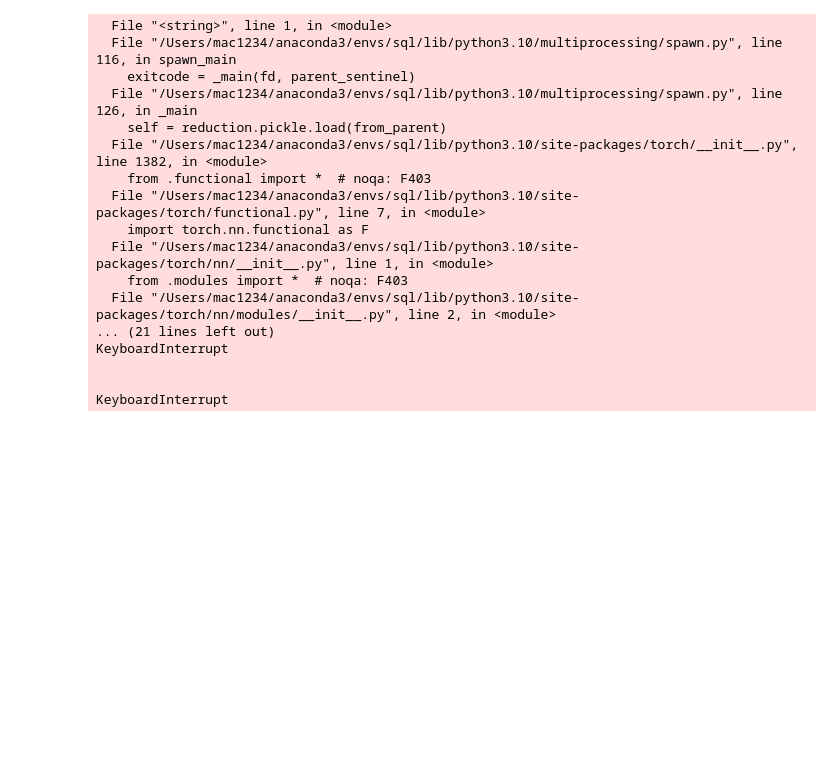
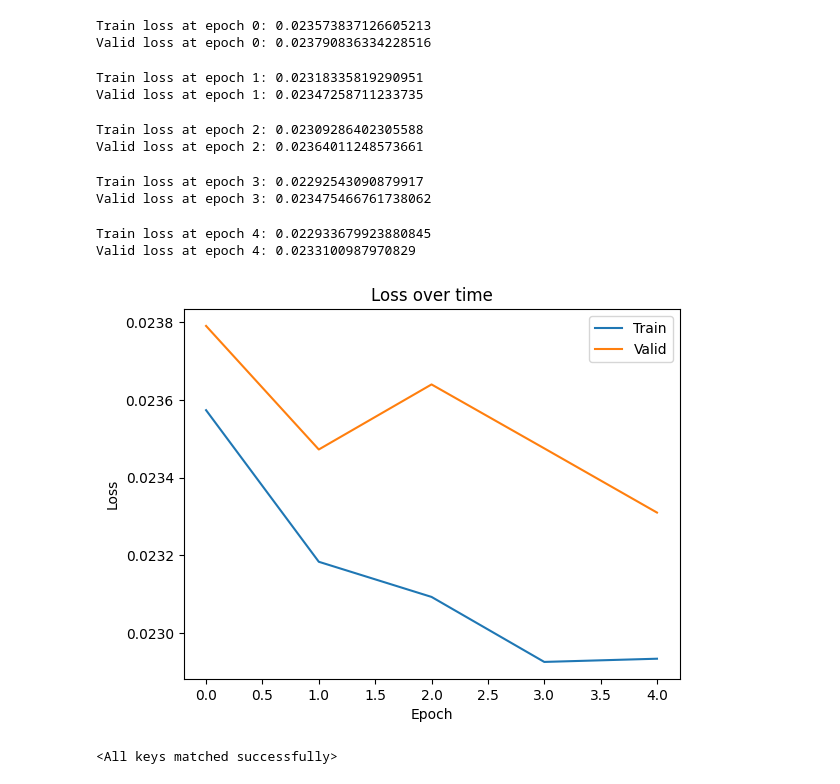
Before and after one commit to mcxiaoxiao/T-MPC, a Jupyter notebook: fydyc.ipynb, the cells around one changed output. Drawn from its saved outputs; the diff is of its cells as text; code cells hidden in the pictures; blank space fills up the shorter version.

```diff
--- a/fydyc.ipynb
+++ b/fydyc.ipynb
@@ -36,13 +34,13 @@ from tqdm import tqdm
 import matplotlib.pyplot as plt
 
 model = MLP(hidden_size=16)
-# model.load_state_dict(torch.load('fydyc/model2.pth'))
+model.load_state_dict(torch.load('fydyc/model20.pth'))
 criterion = nn.MSELoss()
 optimizer = torch.optim.Adam(model.parameters())
 
 train_losses = []  # 保存每个周期的训练损失
 valid_losses = []  # 保存每个周期的验证损失
-for epoch in tqdm(range(10)):
+for epoch in tqdm(range(5)):
     # 训练阶段
     epoch_train_losses = []  # 保存每个批次的训练损失
     for data in train_dataloader:
@@ -63,54 +61,50 @@ for epoch in tqdm(range(10)):
     train_losses.append(epoch_train_loss)  # 保存每个周期的训练损失
 
     # 验证阶段
     epoch_valid_losses = []  # 保存每个批次的验证损失
     with torch.no_grad():  # 不需要计算梯度
         for data in valid_dataloader:
             inputs, labels = data
             inputs = inputs.view(-1, 1)
             labels = labels.view(-1, 1)
             output = model(inputs)
 
             loss = criterion(output, labels)
             epoch_valid_losses.append(loss.item())  # 保存每个批次的验证损失
 
     epoch_valid_loss = sum(epoch_valid_losses) / len(epoch_valid_losses)  # 计算每个周期的平均验证损失
     valid_losses.append(epoch_valid_loss)  # 保存每个周期的验证损失
 
 
     print(f"Train loss at epoch {epoch}: {epoch_train_loss}")
     print(f"Valid loss at epoch {epoch}: {epoch_valid_loss}")
 
 # 绘制训练损失和验证损失
 plt.plot(train_losses, label='Train')
 plt.plot(valid_losses, label='Valid')
 plt.xlabel('Epoch')
 plt.ylabel('Loss')
 plt.title('Loss over time')
 plt.legend()
 plt.show()
 # %% [output]
-  File "<string>", line 1, in <module>
-  File "/Users/mac1234/anaconda3/envs/sql/lib/python3.10/multiprocessing/spawn.py", line 116, in spawn_main
-    exitcode = _main(fd, parent_sentinel)
-  File "/Users/mac1234/anaconda3/envs/sql/lib/python3.10/multiprocessing/spawn.py", line 126, in _main
-    self = reduction.pickle.load(from_parent)
-  File "/Users/mac1234/anaconda3/envs/sql/lib/python3.10/site-packages/torch/__init__.py", line 1382, in <module>
-    from .functional import *  # noqa: F403
-  File "/Users/mac1234/anaconda3/envs/sql/lib/python3.10/site-packages/torch/functional.py", line 7, in <module>
-    import torch.nn.functional as F
-  File "/Users/mac1234/anaconda3/envs/sql/lib/python3.10/site-packages/torch/nn/__init__.py", line 1, in <module>
-    from .modules import *  # noqa: F403
-  File "/Users/mac1234/anaconda3/envs/sql/lib/python3.10/site-packages/torch/nn/modules/__init__.py", line 2, in <module>
-... (21 lines left out)
-KeyboardInterrupt
-
-
-KeyboardInterrupt
+Train loss at epoch 0: 0.023573837126605213
+Valid loss at epoch 0: 0.023790836334228516
+Train loss at epoch 1: 0.02318335819290951
+Valid loss at epoch 1: 0.02347258711233735
+Train loss at epoch 2: 0.02309286402305588
+Valid loss at epoch 2: 0.02364011248573661
+Train loss at epoch 3: 0.02292543090879917
+Valid loss at epoch 3: 0.023475466761738062
+Train loss at epoch 4: 0.022933679923880845
+Valid loss at epoch 4: 0.0233100987970829
+[figure, added]
 # %%
-torch.save(model.state_dict(), 'fydyc/model3.pth')
-modeltest = MLP(hidden_size=20)
-modeltest.load_state_dict(torch.load('fydyc/model3.pth'))
+torch.save(model.state_dict(), 'fydyc/model20.pth')
+modeltest = MLP(hidden_size=16)
+modeltest.load_state_dict(torch.load('fydyc/model20.pth'))
+# %% [output]
+<All keys matched successfully>
 # %%
 modeltest(torch.tensor([0.6]))
 # %%
```
Also changed, not shown: parts of 1 cell of this notebook, 9 other files.
